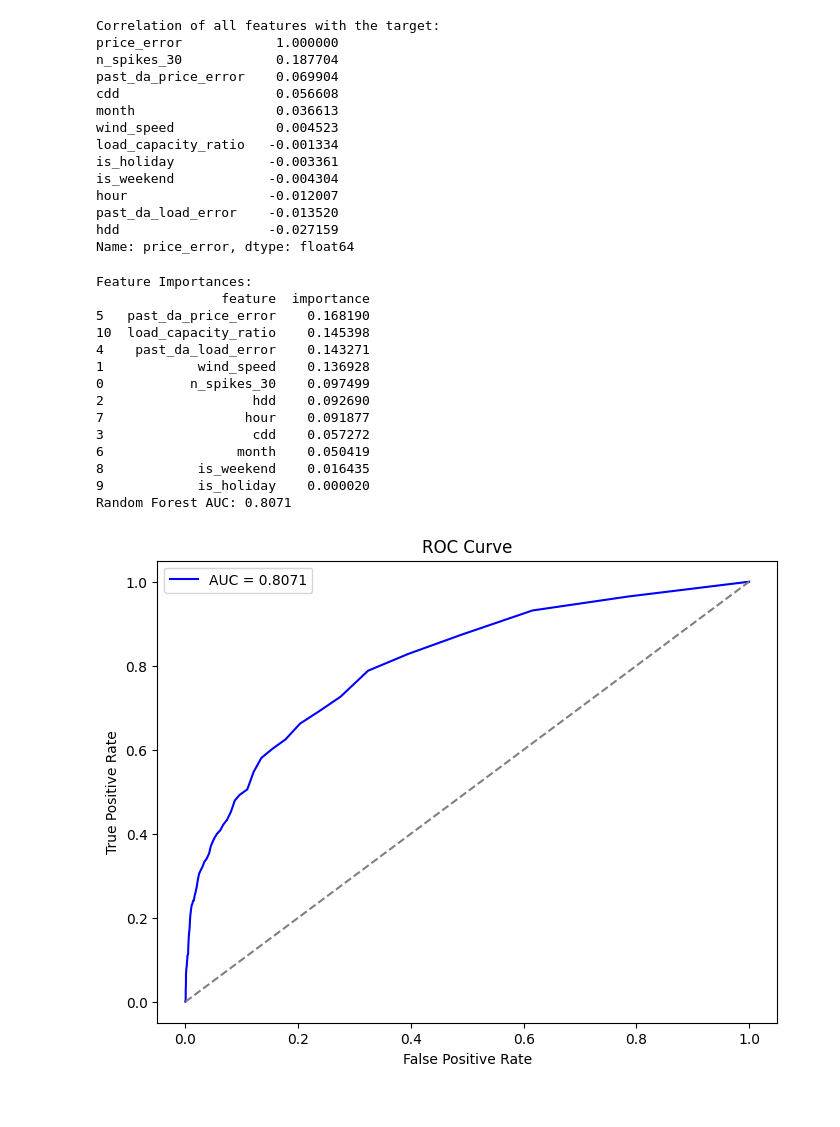
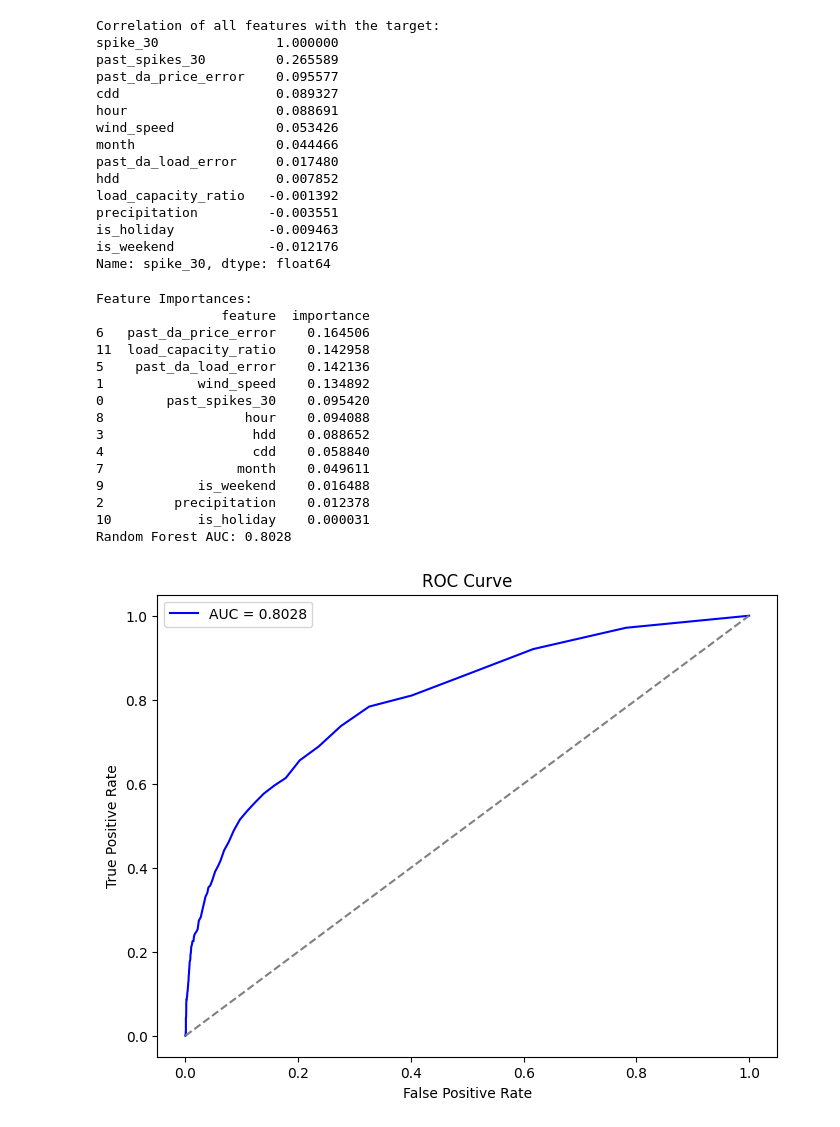
Before and after one commit to alessbressan/electricty_trading, a Jupyter notebook: random_forest/rf.ipynb, the cells around one changed output. Drawn from its saved outputs; the diff is of its cells as text; code cells hidden in the pictures.

```diff
--- a/random_forest/rf.ipynb
+++ b/random_forest/rf.ipynb
@@ -13,11 +13,10 @@ df = pd.read_csv(os.path.join(root,path))
 
 # Convert time column to datetime if needed and sort by date
 df["date"] = pd.to_datetime(df["date"])
-df.drop(columns=['rt_prices', 'da_prices'], inplace= True)
-df = df[['price_error', 'n_spikes_30', 'wind_speed', 'precipitation', 'hdd', 'cdd', 'past_da_load_error', 'past_da_price_error', 'month', 'hour', 'is_weekend', 'is_holiday',
+df = df[['spike_30', 'past_spikes_30', 'wind_speed', 'precipitation', 'hdd', 'cdd', 'past_da_load_error', 'past_da_price_error', 'month', 'hour', 'is_weekend', 'is_holiday',
          'load_capacity_ratio' ]]
 
-target_col = "price_error"  # Replace with your target column name
+target_col = "spike_30"  # Replace with your target column name
 
 # Drop rows with NaN values resulting from lag feature creation
 df.dropna(inplace=True)
@@ -71,19 +71,20 @@ print("Correlation of all features with the target:")
 print(correlation_with_target)
 # %% [output]
 Correlation of all features with the target:
-price_error            1.000000
-n_spikes_30            0.187704
-past_da_price_error    0.069904
-cdd                    0.056608
-month                  0.036613
-wind_speed             0.004523
-load_capacity_ratio   -0.001334
-is_holiday            -0.003361
-is_weekend            -0.004304
-hour                  -0.012007
-past_da_load_error    -0.013520
-hdd                   -0.027159
-Name: price_error, dtype: float64
+spike_30               1.000000
+past_spikes_30         0.265589
+past_da_price_error    0.095577
+cdd                    0.089327
+hour                   0.088691
+wind_speed             0.053426
+month                  0.044466
+past_da_load_error     0.017480
+hdd                    0.007852
+load_capacity_ratio   -0.001392
+precipitation         -0.003551
+is_holiday            -0.009463
+is_weekend            -0.012176
+Name: spike_30, dtype: float64
 # %%
 import pandas as pd
 import numpy as np
@@ -93,11 +94,10 @@ from sklearn.metrics import roc_auc_score, roc_curve
 import matplotlib.pyplot as plt
 
 df = pd.read_csv(os.path.join(root,path))
-df = df[['price_error', 'n_spikes_30', 'wind_speed', 'precipitation', 'hdd', 'cdd', 'past_da_load_error', 'past_da_price_error', 'month', 'hour', 'is_weekend', 'is_holiday',
+df = df[['spike_30', 'past_spikes_30', 'wind_speed', 'precipitation', 'hdd', 'cdd', 'past_da_load_error', 'past_da_price_error', 'month', 'hour', 'is_weekend', 'is_holiday',
          'load_capacity_ratio' ]]
 
 # Split data into train and test sets
-df[target_col] = (df[target_col] > 30).astype(int)
 X = df[features]
 y = df[target_col]
 X_train, X_test, y_train, y_test = train_test_split(X, y, test_size=0.2, random_state=42)
@@ -106,43 +106,44 @@ X_train, X_test, y_train, y_test = train_test_split(X, y, test_size=0.2, random_
 rf_model = RandomForestClassifier(n_estimators=100, random_state=42)
 rf_model.fit(X_train, y_train)
 
 # Get predicted probabilities for the positive class (1)
 y_probs = rf_model.predict_proba(X_test)[:, 1]
 
 feature_importances = pd.DataFrame({
     'feature': X_train.columns,
     'importance': rf_model.feature_importances_
 }).sort_values(by='importance', ascending=False)
 print("Feature Importances:")
 print(feature_importances)
 
 # Compute AUC
 auc = roc_auc_score(y_test, y_probs)
 print(f"Random Forest AUC: {auc:.4f}")
 
 # Plot ROC Curve
 fpr, tpr, _ = roc_curve(y_test, y_probs)
 plt.figure(figsize=(8, 6))
 plt.plot(fpr, tpr, label=f"AUC = {auc:.4f}", color="blue")
 plt.plot([0, 1], [0, 1], linestyle="--", color="grey")  # Random classifier line
 plt.xlabel("False Positive Rate")
 plt.ylabel("True Positive Rate")
 plt.title("ROC Curve")
 plt.legend()
 plt.show()
 # %% [output]
 Feature Importances:
                 feature  importance
-5   past_da_price_error    0.168190
-10  load_capacity_ratio    0.145398
-4    past_da_load_error    0.143271
-1            wind_speed    0.136928
-0           n_spikes_30    0.097499
-2                   hdd    0.092690
-7                  hour    0.091877
-3                   cdd    0.057272
-6                 month    0.050419
-8            is_weekend    0.016435
-9            is_holiday    0.000020
-Random Forest AUC: 0.8071
+6   past_da_price_error    0.164506
+11  load_capacity_ratio    0.142958
+5    past_da_load_error    0.142136
+1            wind_speed    0.134892
+0        past_spikes_30    0.095420
+8                  hour    0.094088
+3                   hdd    0.088652
+4                   cdd    0.058840
+7                 month    0.049611
+9            is_weekend    0.016488
+2         precipitation    0.012378
+10           is_holiday    0.000031
+Random Forest AUC: 0.8028
-[figure, old version]
+[figure, new version]
```
Also changed, not shown: parts of 1 cell of this notebook, 2 other files.
